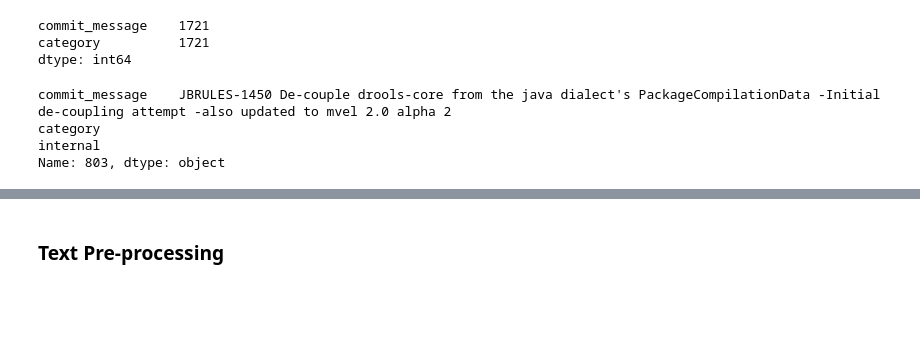
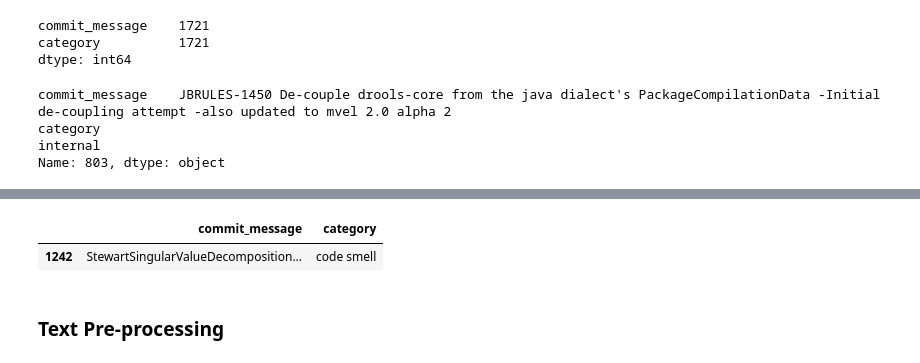
Before and after one commit to Onkar2102/Automated-Software-Refactoring-Commit-Classifier, a Jupyter notebook: src/data_preprocessing.ipynb, the cells around one changed output, grey strips where cells are left out. Cells and saved outputs as stored; diff of their text form; code cells hidden in the pictures; blank space fills up the shorter version.

```diff
--- a/src/data_preprocessing.ipynb
+++ b/src/data_preprocessing.ipynb
@@ -109,3 +141,8 @@ Name: 803, dtype: object
+# %%
+display(df.loc[[1242]])
+# %% [output]
+|  | commit_message | category |
+| 1242 | StewartSingularValueDecomposition... | code smell |
 # %% [markdown]
 ### Text Pre-processing
 # %%
```
Also changed, not shown: parts of 34 cells of this notebook, 4 other files.
